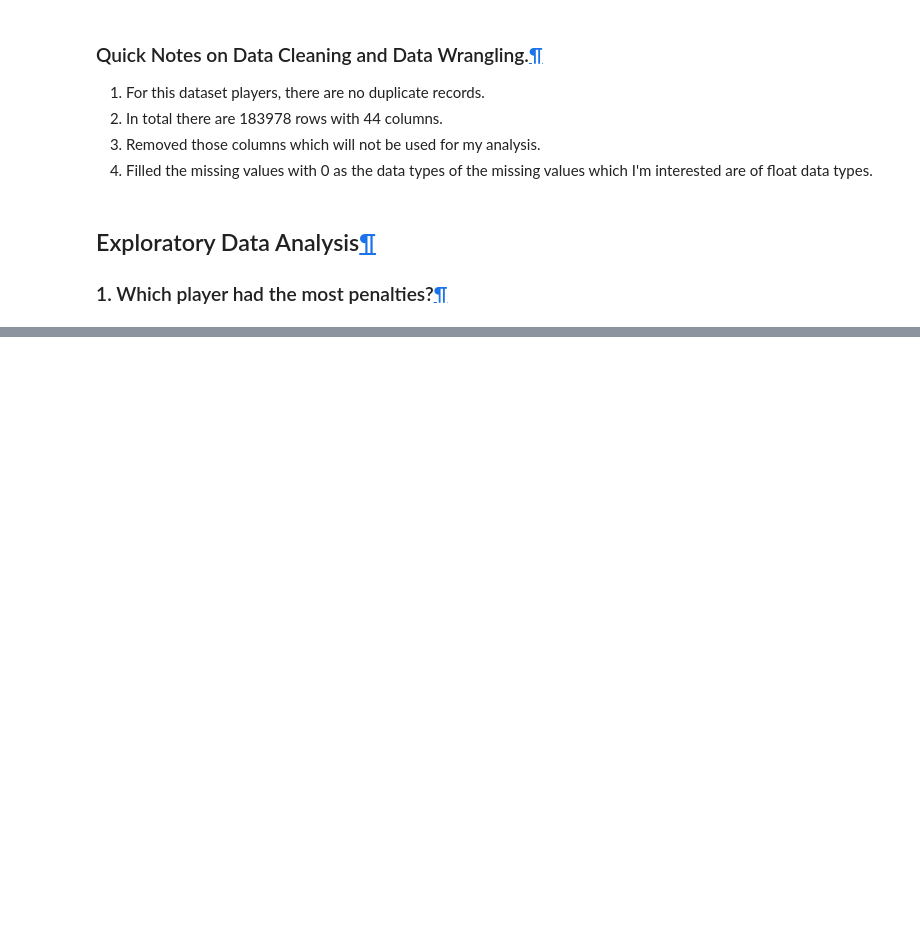
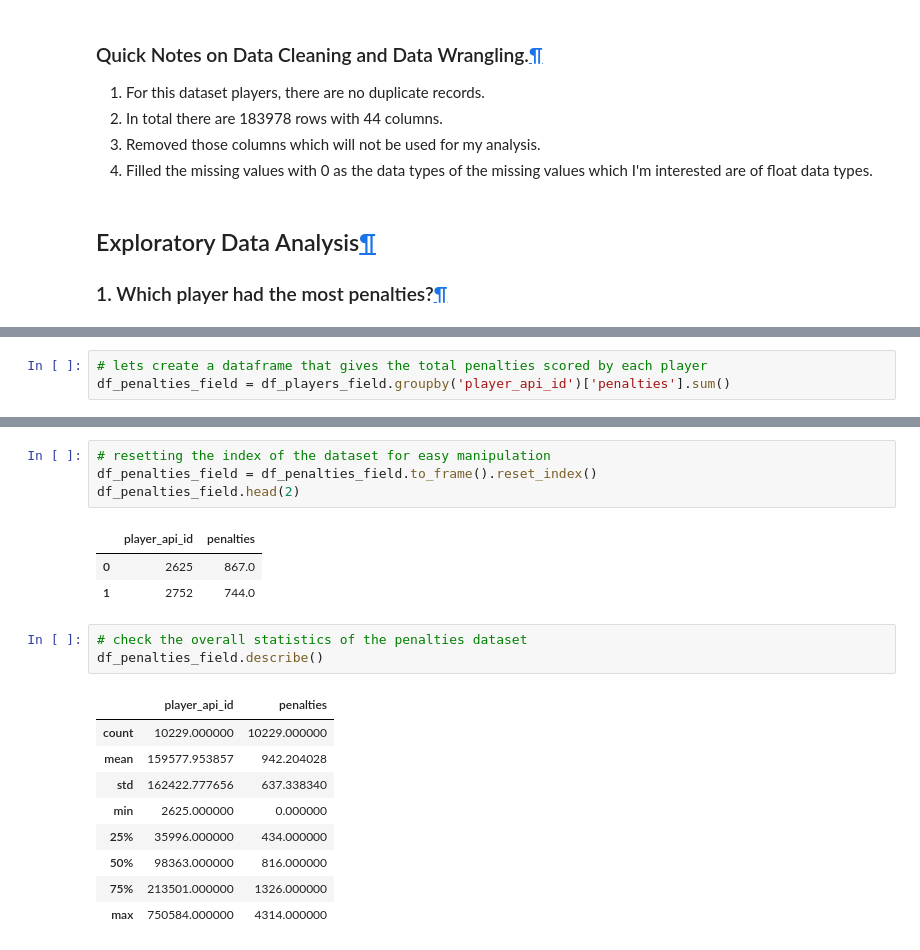
Before and after one commit to budhajitRoy/DAND_Project_1_Euro_Soccer_Data_Analysis, a Jupyter notebook: Euro_Soccer_Database_Analysis.ipynb, the cells around one changed output, grey strips where cells are left out. Saved outputs shown, nothing was run; the diff lists cells and outputs as text; blank space fills up the shorter version.

```diff
--- a/Euro_Soccer_Database_Analysis.ipynb
+++ b/Euro_Soccer_Database_Analysis.ipynb
@@ -133,0 +180,3 @@ See the caveats in the documentation: http://pandas.pydata.org/pandas-docs/stabl
+# %%
+# lets create a dataframe that gives the total penalties scored by each player
+df_penalties_field = df_players_field.groupby('player_api_id')['penalties'].sum()
@@ -133,0 +191,21 @@ See the caveats in the documentation: http://pandas.pydata.org/pandas-docs/stabl
+# %%
+# resetting the index of the dataset for easy manipulation
+df_penalties_field = df_penalties_field.to_frame().reset_index()
+df_penalties_field.head(2)
+# %% [output]
+|  | player_api_id | penalties |
+| 0 | 2625 | 867.0 |
+| 1 | 2752 | 744.0 |
+# %%
+# check the overall statistics of the penalties dataset
+df_penalties_field.describe()
+# %% [output]
+|  | player_api_id | penalties |
+| count | 10229.000000 | 10229.000000 |
+| mean | 159577.953857 | 942.204028 |
+| std | 162422.777656 | 637.338340 |
+| min | 2625.000000 | 0.000000 |
+| 25% | 35996.000000 | 434.000000 |
+| 50% | 98363.000000 | 816.000000 |
+| 75% | 213501.000000 | 1326.000000 |
+| max | 750584.000000 | 4314.000000 |
```
Also changed, not shown: parts of 26 cells of this notebook.
